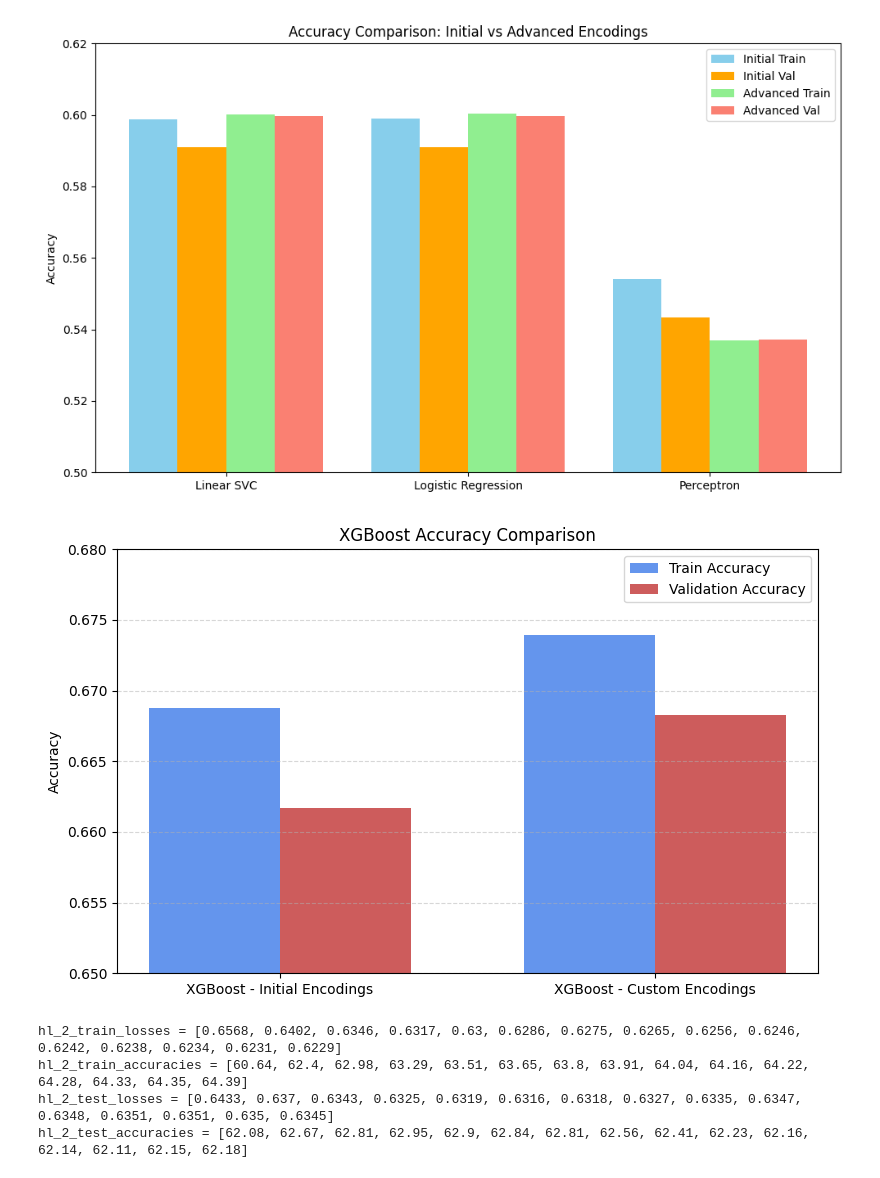
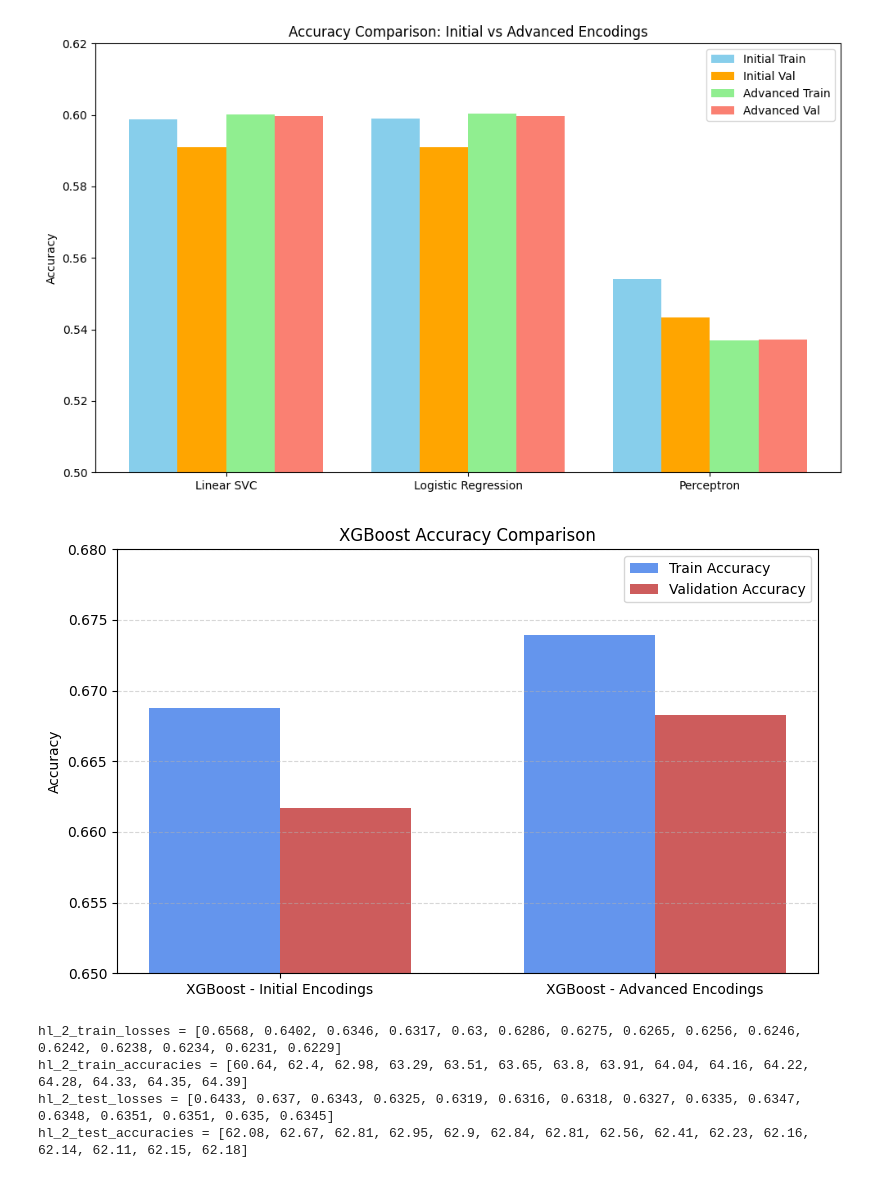
Before and after one commit to Jithin-Veeragandham/ML-project, a Jupyter notebook: graphs.ipynb, the cells around one changed output. Drawn from its saved outputs; the diff is of its cells as text; code cells hidden in the pictures.

```diff
--- a/graphs.ipynb
+++ b/graphs.ipynb
@@ -49,35 +49,35 @@ import numpy as np
 # Accuracy values
 xgb_initial_encodings_train_acc = 0.66876
 xgb_initial_encodings_val_acc = 0.66171
 
 xgb_custom_encodings_train_acc = 0.67391
 xgb_custom_encodings_val_acc = 0.66830
 
 # Data setup
-models = ['XGBoost - Initial Encodings', 'XGBoost - Custom Encodings']
+models = ['XGBoost - Initial Encodings', 'XGBoost - Advanced Encodings']
 train_accuracies = [xgb_initial_encodings_train_acc, xgb_custom_encodings_train_acc]
 val_accuracies = [xgb_initial_encodings_val_acc, xgb_custom_encodings_val_acc]
 
 x = np.arange(len(models))
 width = 0.35
 
 # Plotting
 plt.figure(figsize=(8, 5))
 plt.bar(x - width/2, train_accuracies, width, label='Train Accuracy', color='cornflowerblue')
 plt.bar(x + width/2, val_accuracies, width, label='Validation Accuracy', color='indianred')
 
 # Formatting
 plt.ylabel('Accuracy')
 plt.ylim(0.65, 0.68)
 plt.title('XGBoost Accuracy Comparison')
 plt.xticks(x, models)
 plt.legend()
 plt.grid(axis='y', linestyle='--', alpha=0.5)
 
 plt.tight_layout()
 plt.show()
 # %% [output]
-[figure, old version]
+[figure, new version]
 # %%
 import re
 def extract_training_metrics(model_name, log_data):
```
Also changed, not shown: 22 other files.
